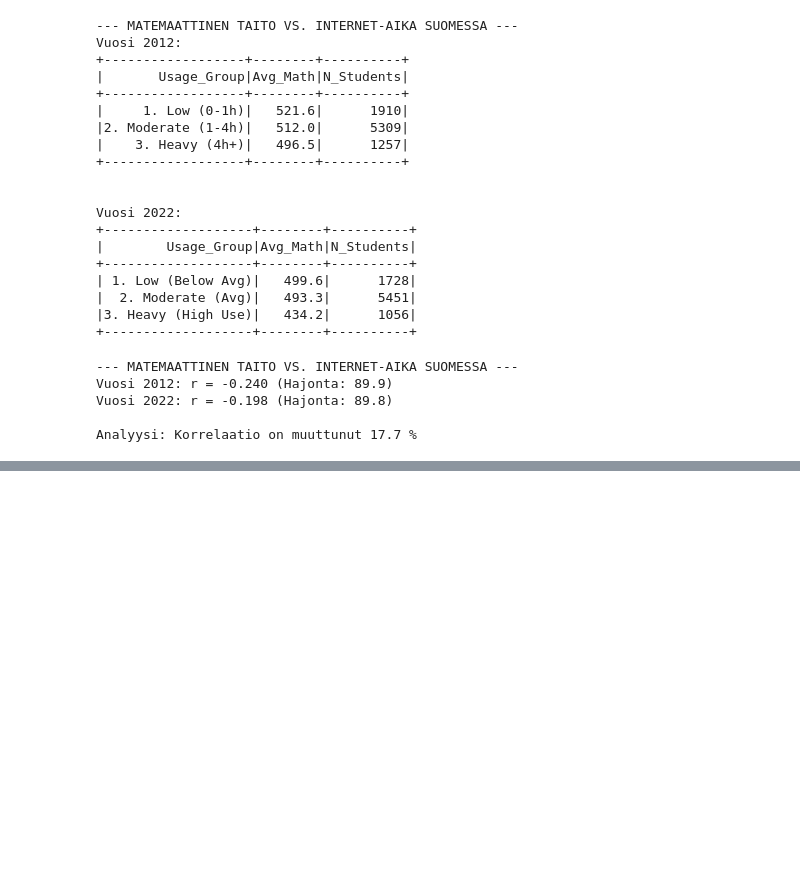
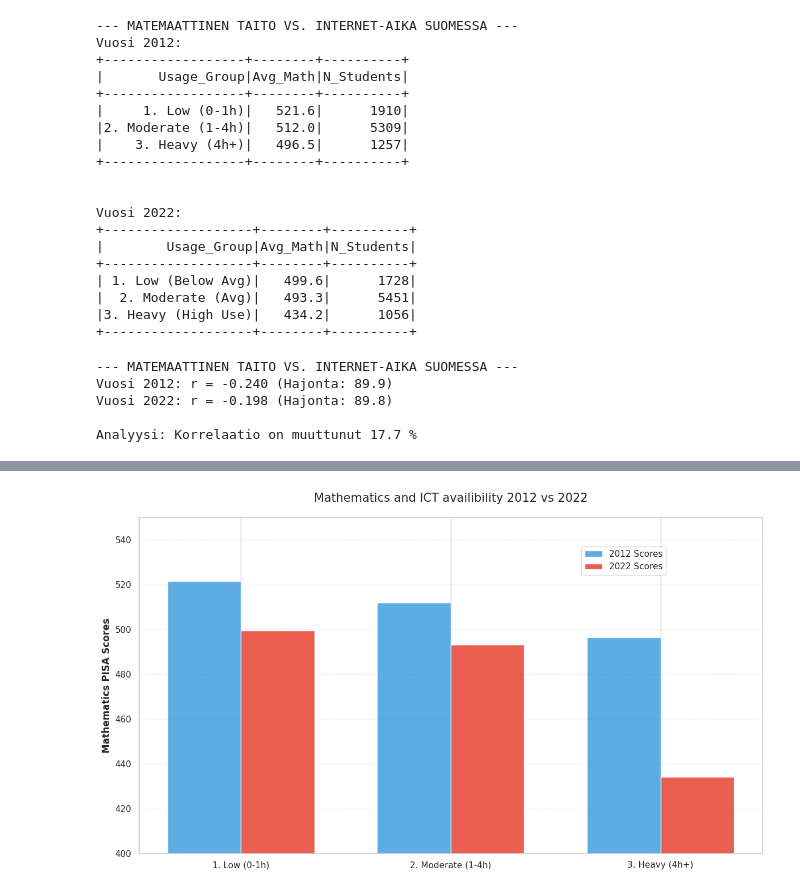
Before and after one commit to NiinaVahatalo/big-data-project, a Jupyter notebook: notebooks/math_finland.ipynb, the cells around one changed output, grey strips where cells are left out. Saved outputs shown, nothing was run; the diff lists cells and outputs as text; code cells hidden in the pictures; blank space fills up the shorter version.

```diff
--- a/notebooks/math_finland.ipynb
+++ b/notebooks/math_finland.ipynb
@@ -200,0 +289,33 @@ Analyysi: Korrelaatio on muuttunut 17.7 %
+# %%
+import matplotlib.pyplot as plt
+import numpy as np
+
+# --- DATA Mathematics ---
+labels = ['1. Low (0-1h)', '2. Moderate (1-4h)', '3. Heavy (4h+)']
+math_2012 = [521.6, 512.0, 496.5]
+math_2022 = [499.6, 493.3, 434.2]
+
+x = np.arange(len(labels))
+width = 0.35
+
+fig, ax1 = plt.subplots(figsize=(12, 7))
+
+# 1. Axis 1: Bars (Scores)
+rects1 = ax1.bar(x - width/2, math_2012, width, label='2012 Scores', color='#3498db', alpha=0.8)
+rects2 = ax1.bar(x + width/2, math_2022, width, label='2022 Scores', color='#e74c3c', alpha=0.9)
+
+ax1.set_ylabel('Mathematics PISA Scores', fontsize=12, fontweight='bold')
+ax1.set_ylim(400, 550)
+ax1.set_xticks(x)
+ax1.set_xticklabels(labels, fontsize=11)
+ax1.grid(axis='y', linestyle='--', alpha=0.3)
+
+
+# Tekstit ja selitteet
+plt.title('Mathematics and ICT availibility 2012 vs 2022', fontsize=15, pad=20)
+fig.legend(loc="upper right", bbox_to_anchor=(0.85, 0.85))
+
+plt.tight_layout()
+plt.show()
+# %% [output]
+[figure, added]
```
Also changed, not shown: parts of 5 cells of this notebook, 2 other files.
